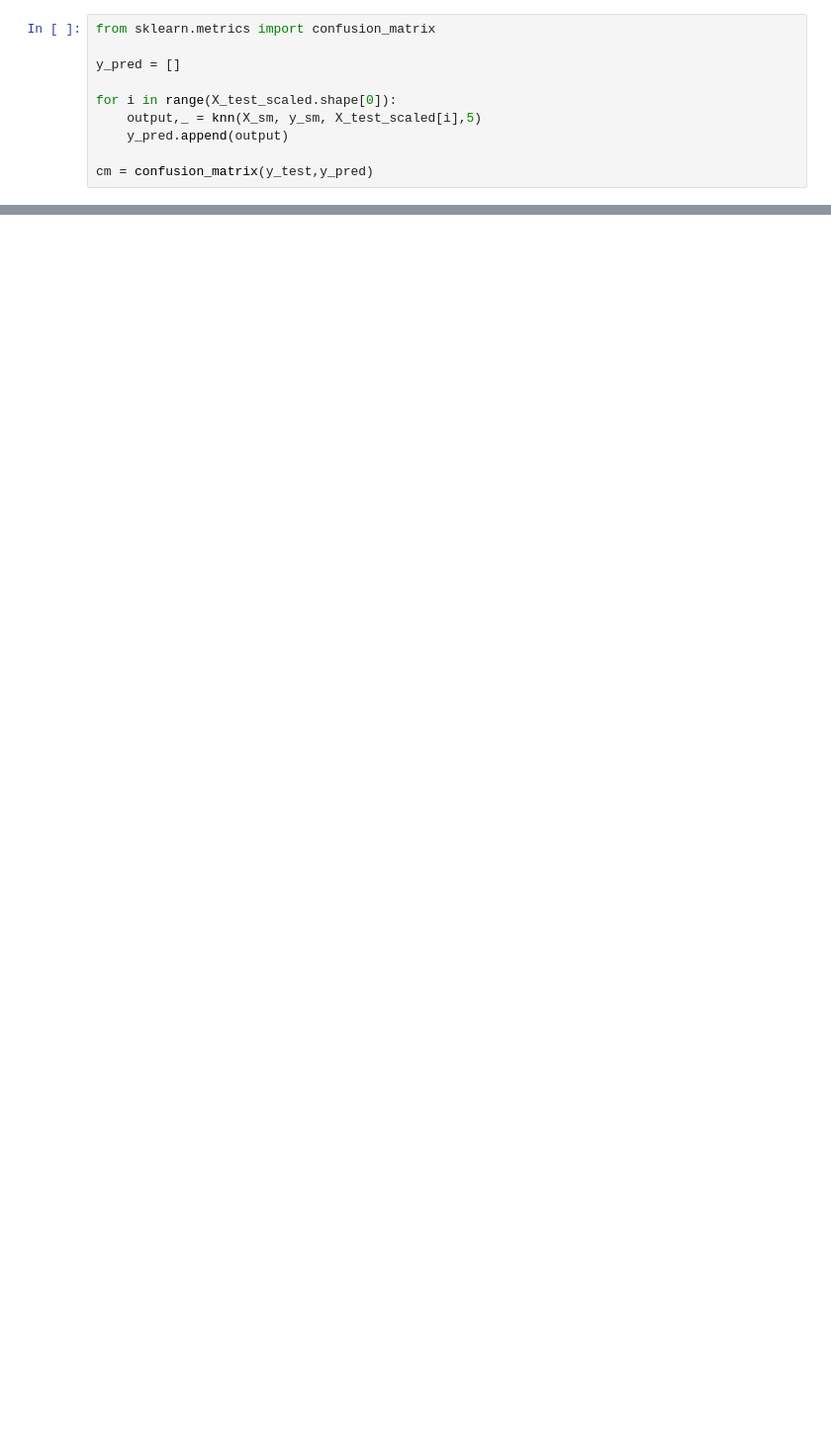
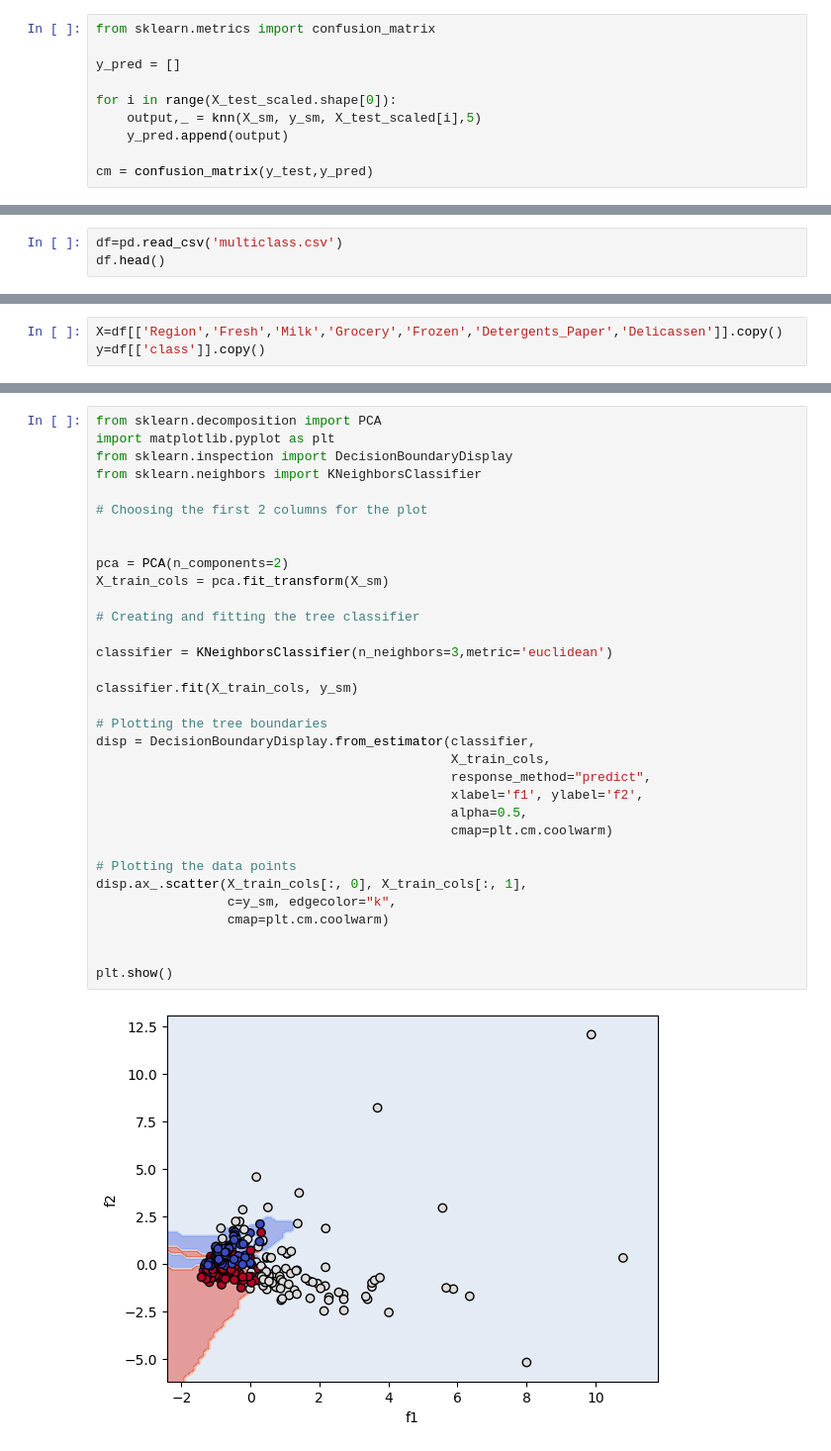
Before and after one commit to piyush1856/machine-learning-algorithms, a Jupyter notebook: 09_knn/knn_class_notes.ipynb, the cells around one changed output, grey strips where cells are left out. Shown at 99% size. Cells and saved outputs as stored; diff of their text form; blank space fills up the shorter version.

```diff
--- a/09_knn/knn_class_notes.ipynb
+++ b/09_knn/knn_class_notes.ipynb
@@ -205,0 +210,3 @@ ConfusionMatrixDisplay(cm).plot()
+# %%
+df=pd.read_csv('multiclass.csv')
+df.head()
@@ -205,0 +220,3 @@ ConfusionMatrixDisplay(cm).plot()
+# %%
+X=df[['Region','Fresh','Milk','Grocery','Frozen','Detergents_Paper','Delicassen']].copy()
+y=df[['class']].copy()
@@ -205,0 +327,35 @@ ConfusionMatrixDisplay(cm).plot()
+# %%
+from sklearn.decomposition import PCA
+import matplotlib.pyplot as plt
+from sklearn.inspection import DecisionBoundaryDisplay
+from sklearn.neighbors import KNeighborsClassifier
+
+# Choosing the first 2 columns for the plot
+
+
+pca = PCA(n_components=2)
+X_train_cols = pca.fit_transform(X_sm)
+
+# Creating and fitting the tree classifier
+
+classifier = KNeighborsClassifier(n_neighbors=3,metric='euclidean')
+
+classifier.fit(X_train_cols, y_sm)
+
+# Plotting the tree boundaries
+disp = DecisionBoundaryDisplay.from_estimator(classifier,
+                                              X_train_cols,
+                                              response_method="predict",
+                                              xlabel='f1', ylabel='f2',
+                                              alpha=0.5,
+                                              cmap=plt.cm.coolwarm)
+
+# Plotting the data points
+disp.ax_.scatter(X_train_cols[:, 0], X_train_cols[:, 1],
+                 c=y_sm, edgecolor="k",
+                 cmap=plt.cm.coolwarm)
+
+
+plt.show()
+# %% [output]
+[figure, added]
```
Also changed, not shown: parts of 27 cells of this notebook.
